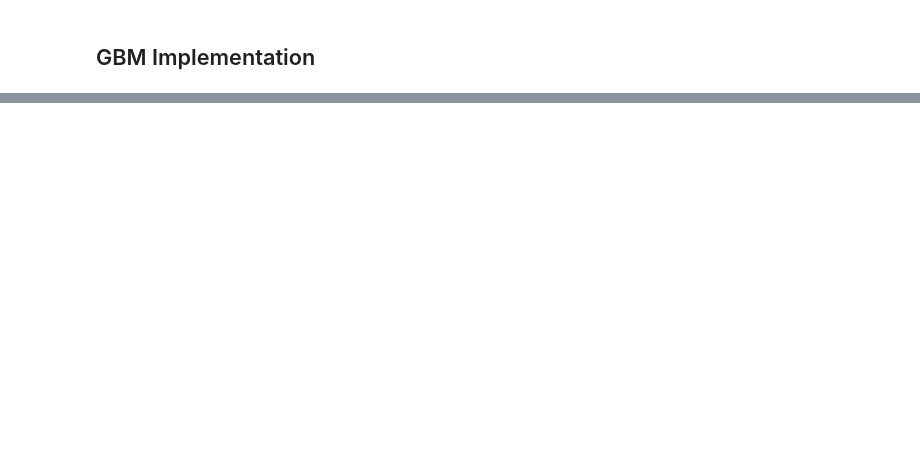
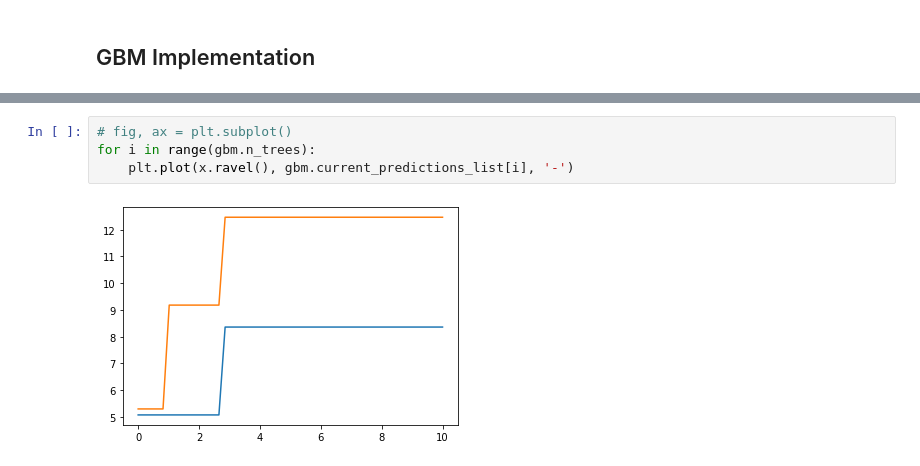
Before and after one commit to mcb00/blog, a Jupyter notebook: _drafts/hacks-for-freedman-gbm.ipynb, the cells around one changed output, grey strips where cells are left out. Drawn from its saved outputs; the diff is of its cells as text; blank space fills up the shorter version.

```diff
--- a/_drafts/hacks-for-freedman-gbm.ipynb
+++ b/_drafts/hacks-for-freedman-gbm.ipynb
@@ -241,0 +325,6 @@ gbm.fit(x, y)
+# %%
+# fig, ax = plt.subplot()
+for i in range(gbm.n_trees):
+    plt.plot(x.ravel(), gbm.current_predictions_list[i], '-')
+# %% [output]
+[figure, added]
```
Also changed, not shown: parts of 27 cells of this notebook.
